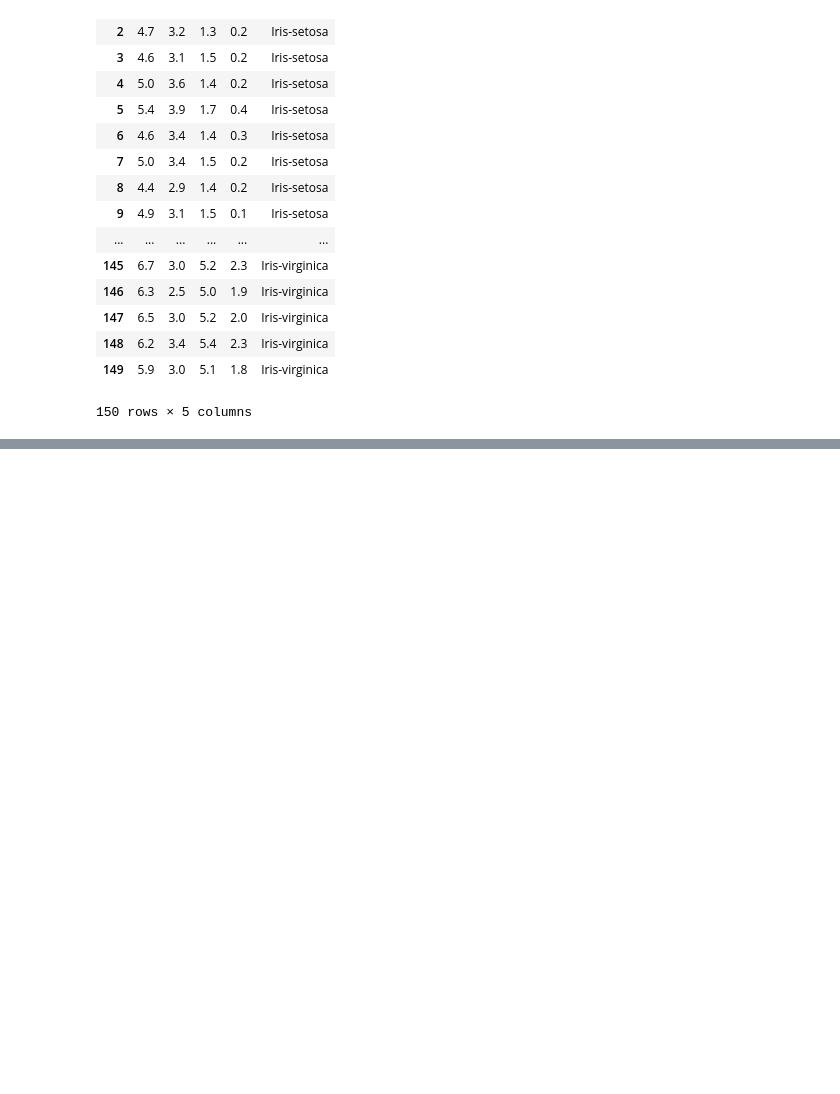
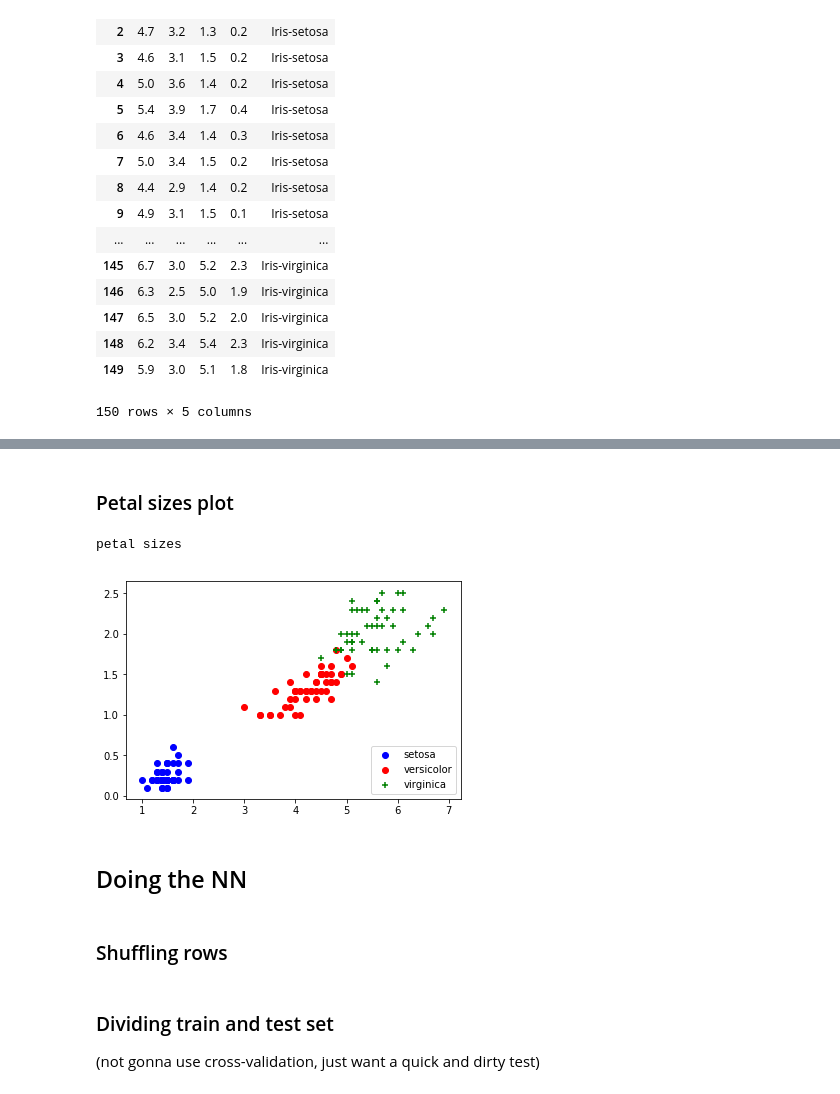
Before and after one commit to LRAbbade/Iris_Test, a Jupyter notebook: iris_notebook.ipynb, the cells around one changed output, grey strips where cells are left out. Cells and saved outputs as stored; diff of their text form; code cells hidden in the pictures; blank space fills up the shorter version.

```diff
--- a/iris_notebook.ipynb
+++ b/iris_notebook.ipynb
@@ -25,0 +63,20 @@ df
+# %% [markdown]
+### Petal sizes plot
+# %%
+print('petal sizes')
+
+fig = plt.figure()
+ax1 = fig.add_subplot(111)
+
+ax1.scatter(setosa[2], setosa[3], c='b', marker="o", label='setosa')
+ax1.scatter(versicolor[2], versicolor[3], c='r', marker="o", label='versicolor')
+ax1.scatter(virginica[2], virginica[3], c='g', marker="+", label='virginica')
+plt.legend(loc='lower right');
+plt.show()
+# %% [output]
+petal sizes
+[figure, added]
+# %% [markdown]
+## Doing the NN
+# %% [markdown]
+### Shuffling rows
@@ -25,0 +88,4 @@ df
+# %% [markdown]
+### Dividing train and test set
+
+(not gonna use cross-validation, just want a quick and dirty test)
```
Also changed, not shown: parts of 22 cells of this notebook, 3 other files.
